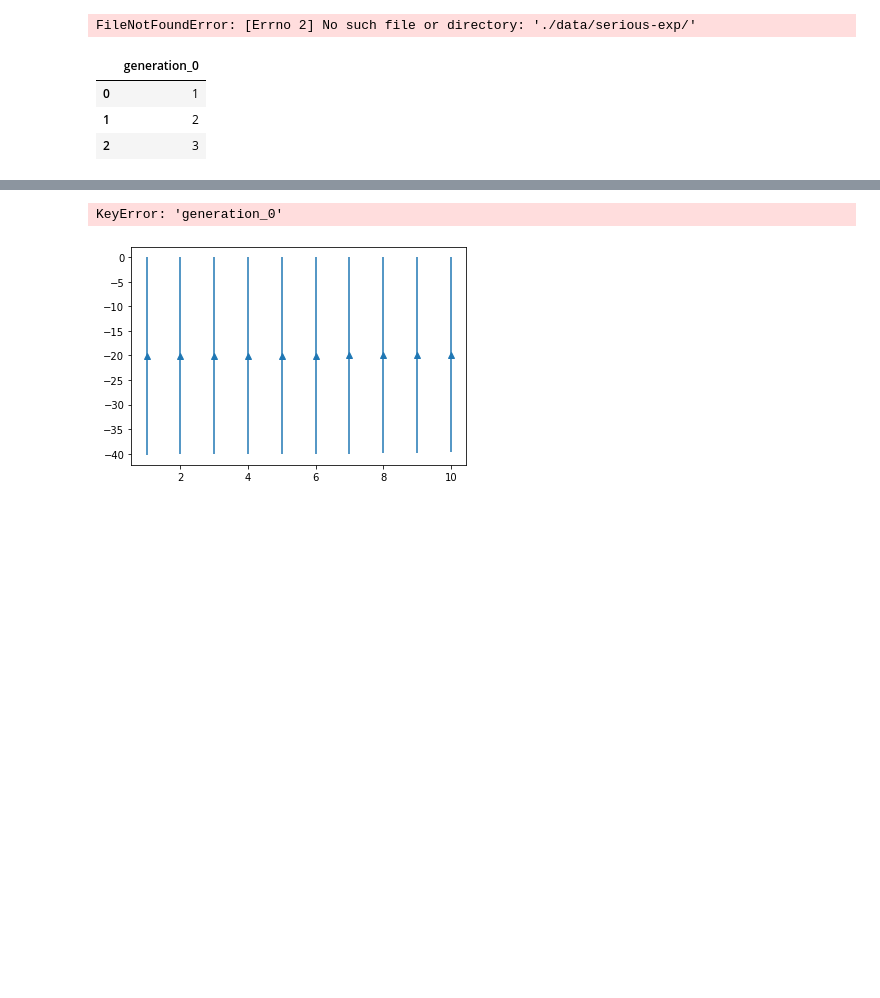
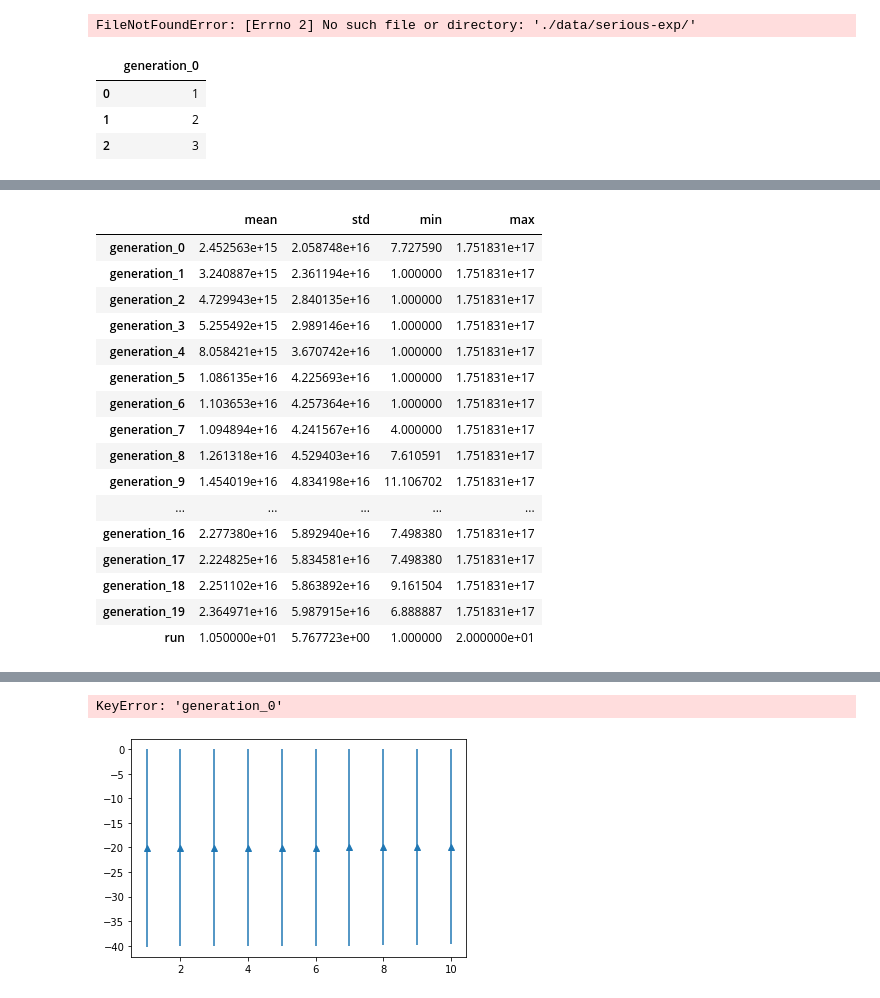
Before and after one commit to ju2ez/revolve-energize, a Jupyter notebook: experiments/EC_students/evaluate_results.ipynb, the cells around one changed output, grey strips where cells are left out. Drawn from its saved outputs; the diff is of its cells as text; code cells hidden in the pictures; blank space fills up the shorter version.

```diff
--- a/experiments/EC_students/evaluate_results.ipynb
+++ b/experiments/EC_students/evaluate_results.ipynb
@@ -175,3 +108,23 @@ result_df = result_df_1.append(result_df_2).append(result_df_3)
+# %%
+result_df
+# %% [output]
+|  | mean | std | min | max |
+| generation_0 | 2.452563e+15 | 2.058748e+16 | 7.727590 | 1.751831e+17 |
+| generation_1 | 3.240887e+15 | 2.361194e+16 | 1.000000 | 1.751831e+17 |
+| generation_2 | 4.729943e+15 | 2.840135e+16 | 1.000000 | 1.751831e+17 |
+| generation_3 | 5.255492e+15 | 2.989146e+16 | 1.000000 | 1.751831e+17 |
+| generation_4 | 8.058421e+15 | 3.670742e+16 | 1.000000 | 1.751831e+17 |
+| generation_5 | 1.086135e+16 | 4.225693e+16 | 1.000000 | 1.751831e+17 |
+| generation_6 | 1.103653e+16 | 4.257364e+16 | 1.000000 | 1.751831e+17 |
+| generation_7 | 1.094894e+16 | 4.241567e+16 | 4.000000 | 1.751831e+17 |
+| generation_8 | 1.261318e+16 | 4.529403e+16 | 7.610591 | 1.751831e+17 |
+| generation_9 | 1.454019e+16 | 4.834198e+16 | 11.106702 | 1.751831e+17 |
+| ... | ... | ... | ... | ... |
+| generation_16 | 2.277380e+16 | 5.892940e+16 | 7.498380 | 1.751831e+17 |
+| generation_17 | 2.224825e+16 | 5.834581e+16 | 7.498380 | 1.751831e+17 |
+| generation_18 | 2.251102e+16 | 5.863892e+16 | 9.161504 | 1.751831e+17 |
+| generation_19 | 2.364971e+16 | 5.987915e+16 | 6.888887 | 1.751831e+17 |
+| run | 1.050000e+01 | 5.767723e+00 | 1.000000 | 2.000000e+01 |
 # %%
 result_df.T.columns
 # %% [output]
```
Also changed, not shown: parts of 14 cells of this notebook.
